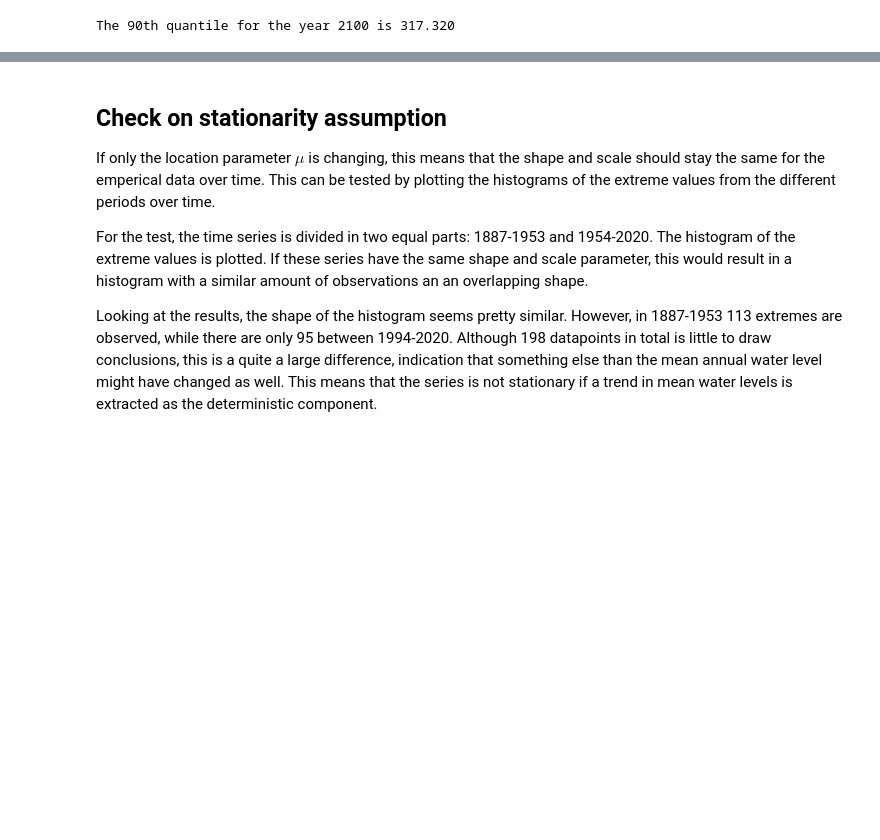
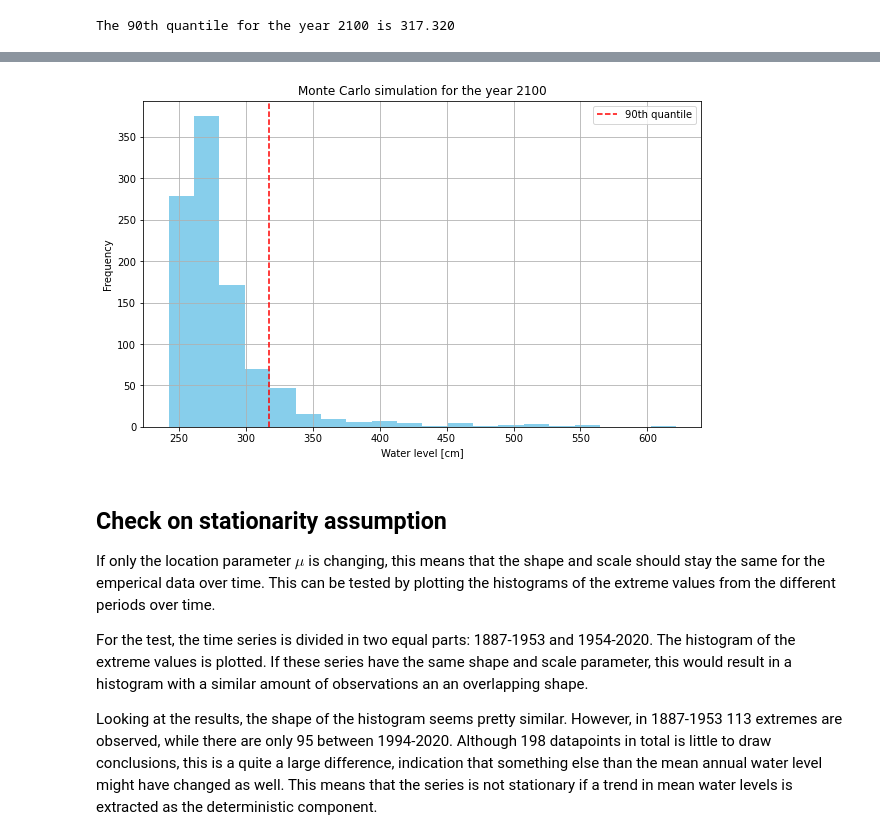
Before and after one commit to wwaasdorp/MORE_THE_BEST_GROUP, a Jupyter notebook: Watch_Data.ipynb, the cells around one changed output, grey strips where cells are left out. Cells and saved outputs as stored; diff of their text form; code cells hidden in the pictures; blank space fills up the shorter version.

```diff
--- a/Watch_Data.ipynb
+++ b/Watch_Data.ipynb
@@ -492,3 +544,17 @@ The 90th quantile for the year 2100 is 317.320
+# %%
+## Generate monte carlo simulation for the year 2100
+samples_2100 = gev.rvs(xi, mu_new(2100), sigma, size=1000)
+plt.figure(figsize=(10,6))
+plt.hist(samples_2100, bins=20, color = 'skyblue')
+plt.axvline(x=quant90_2100, color = 'r', linestyle = '--', label = '90th quantile')
+plt.xlabel('Water level [cm]')
+plt.ylabel('Frequency')
+plt.title('Monte Carlo simulation for the year 2100')
+plt.legend()
+plt.grid()
+plt.show()
+# %% [output]
+[figure, added]
 # %% [markdown]
 ## Check on stationarity assumption
 If only the location parameter $\mu$ is changing, this means that the shape and scale should stay the same for the emperical data over time. This can be tested by plotting the histograms of the extreme values from the different periods over time.
```
Also changed, not shown: parts of 17 cells of this notebook.
